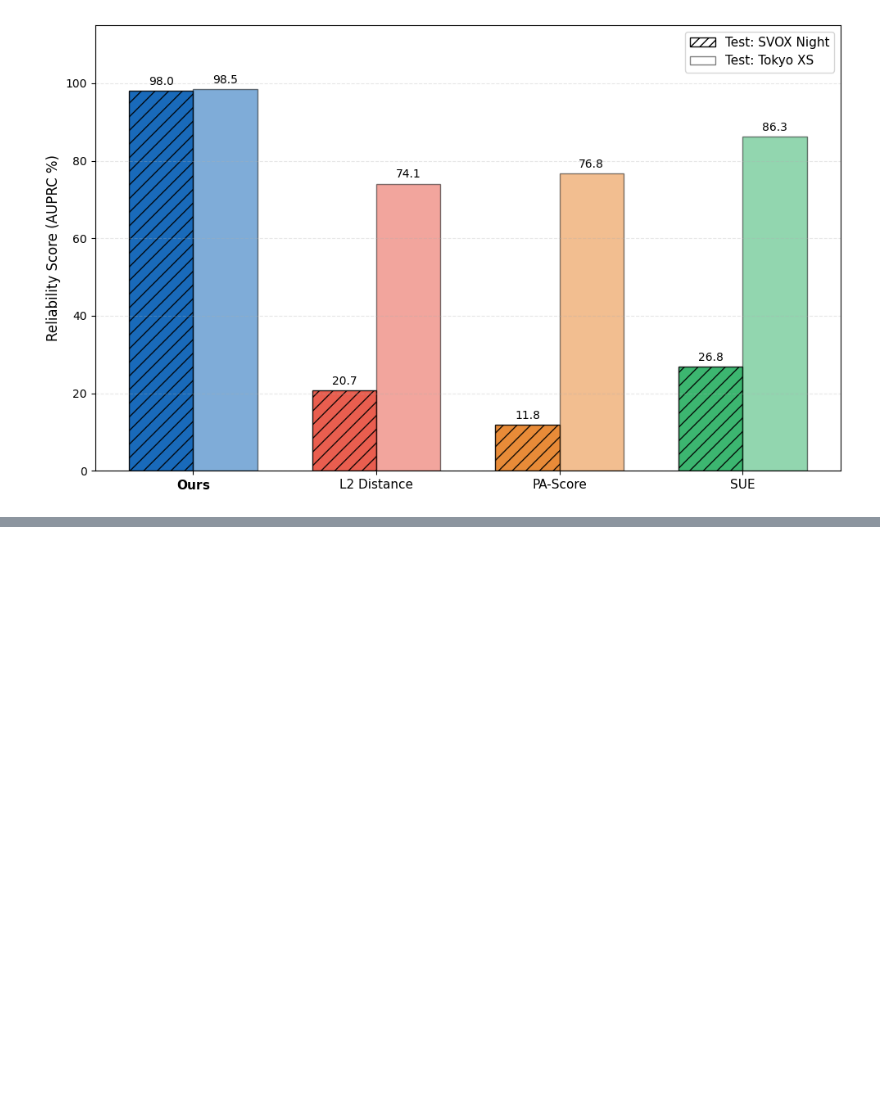
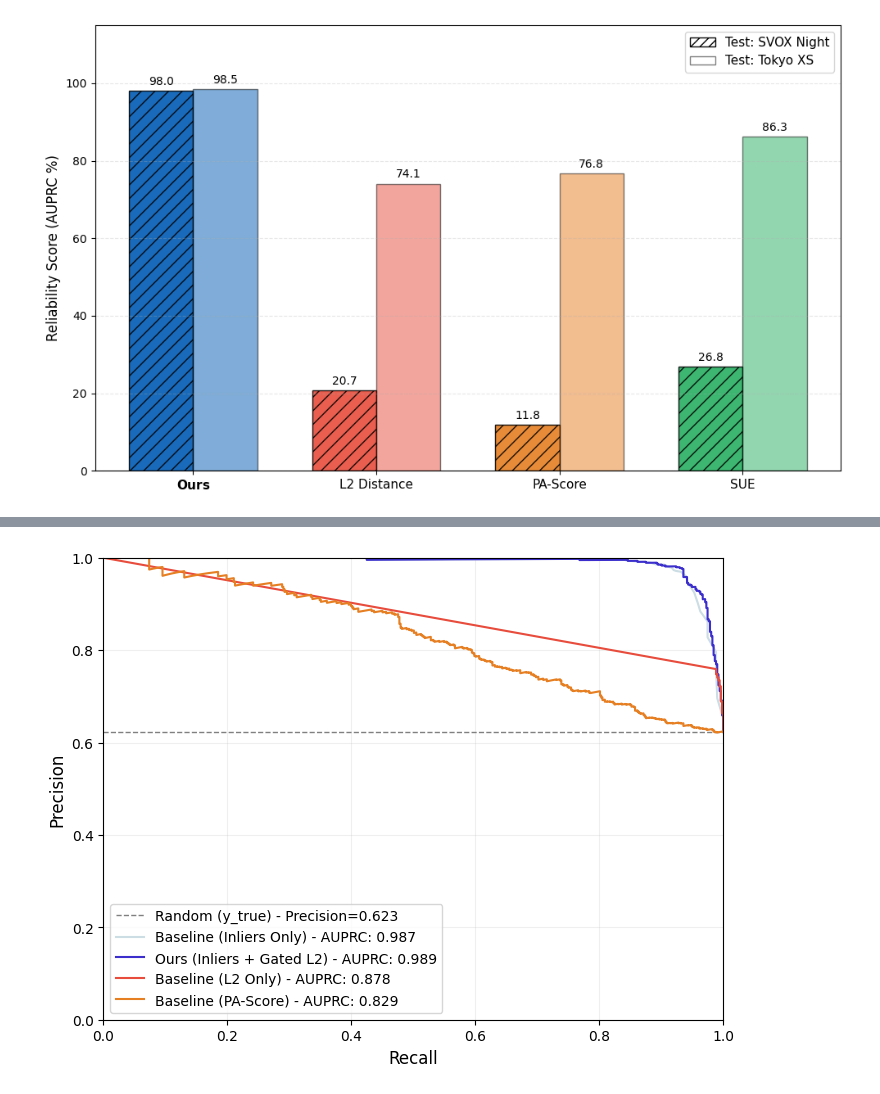
Before and after one commit to StayLode/Visual-Place-Recognition-Project, a Jupyter notebook: graphs.ipynb, the cells around one changed output, grey strips where cells are left out. Cells and saved outputs as stored; diff of their text form; code cells hidden in the pictures; blank space fills up the shorter version.

```diff
--- a/graphs.ipynb
+++ b/graphs.ipynb
@@ -456,0 +200,36 @@ Grafico salvato come teaser_uncertainty.svg
+# %%
+from sklearn.metrics import precision_recall_curve, auc
+def plot_prc(y_true, prob_inliers, prob_inliers_gatedl2,probs_l2=None,probs_pa=None):
+
+
+    precision_inliers, recall_inliers, _ = precision_recall_curve(y_true, prob_inliers)
+    precision_inliers_gatedl2, recall_inliers_gatedl2, _ = precision_recall_curve(y_true, prob_inliers_gatedl2)
+    auprc_inliers = auc(recall_inliers, precision_inliers)
+    auprc_full = auc(recall_inliers_gatedl2, precision_inliers_gatedl2)
+
+    plt.figure(figsize=(8, 6))
+    rand_base = np.mean(y_true)
+    plt.axhline(rand_base, linestyle='--', linewidth=1,label=f'Random (y_true) - Precision={rand_base:.3f}', color='gray')
+    plt.plot(recall_inliers, precision_inliers, label=f'Baseline (Inliers Only) - AUPRC: {auprc_inliers:.3f}', color='#ccdde4')
+    plt.plot(recall_inliers_gatedl2, precision_inliers_gatedl2, label=f'Ours (Inliers + Gated L2) - AUPRC: {auprc_full:.3f}', color='#3b2ecc')
+    if probs_l2 is not None and y_true is not None:
+        precision_l2, recall_l2, _ = precision_recall_curve(y_true, probs_l2)
+        auprc_l2 = auc(recall_l2, precision_l2)
+        plt.plot(recall_l2, precision_l2, label=f'Baseline (L2 Only) - AUPRC: {auprc_l2:.3f}', color='#e74c3c')
+    if probs_pa is not None and y_true is not None:
+        precision_pa, recall_pa, _ = precision_recall_curve(y_true, probs_pa)
+        auprc_pa = auc(recall_pa, precision_pa)
+        plt.plot(recall_pa, precision_pa, label=f'Baseline (PA-Score) - AUPRC: {auprc_pa:.3f}', color='#e67e22')
+    plt.xlabel('Recall', fontsize=12)
+    plt.ylabel('Precision', fontsize=12)
+
+    plt.xlim(0, 1)
+    plt.ylim(0, 1)
+
+    plt.legend(loc='lower left', fontsize=10)
+    plt.grid(True, alpha=0.2)
+    plt.show()
+# %%
+plot_prc(np.load("curves_inliers/mixvpr/svox_sun_svox_night/Y_test.npy"), np.load("curves_inliers/mixvpr/svox_sun_svox_night/Probs_Inliers.npy"), np.load("curves_inliers/mixvpr/svox_sun_svox_night/Probs_Inliers_L2_gated.npy"), np.load("curves_inliers/mixvpr/svox_sun_svox_night/Probs_L2.npy"),  np.load("curves_inliers/mixvpr/svox_sun_svox_night/Probs_pa.npy"))
+# %% [output]
+[figure, added]
```
Also changed, not shown: parts of 14 cells of this notebook, 26 other files.
